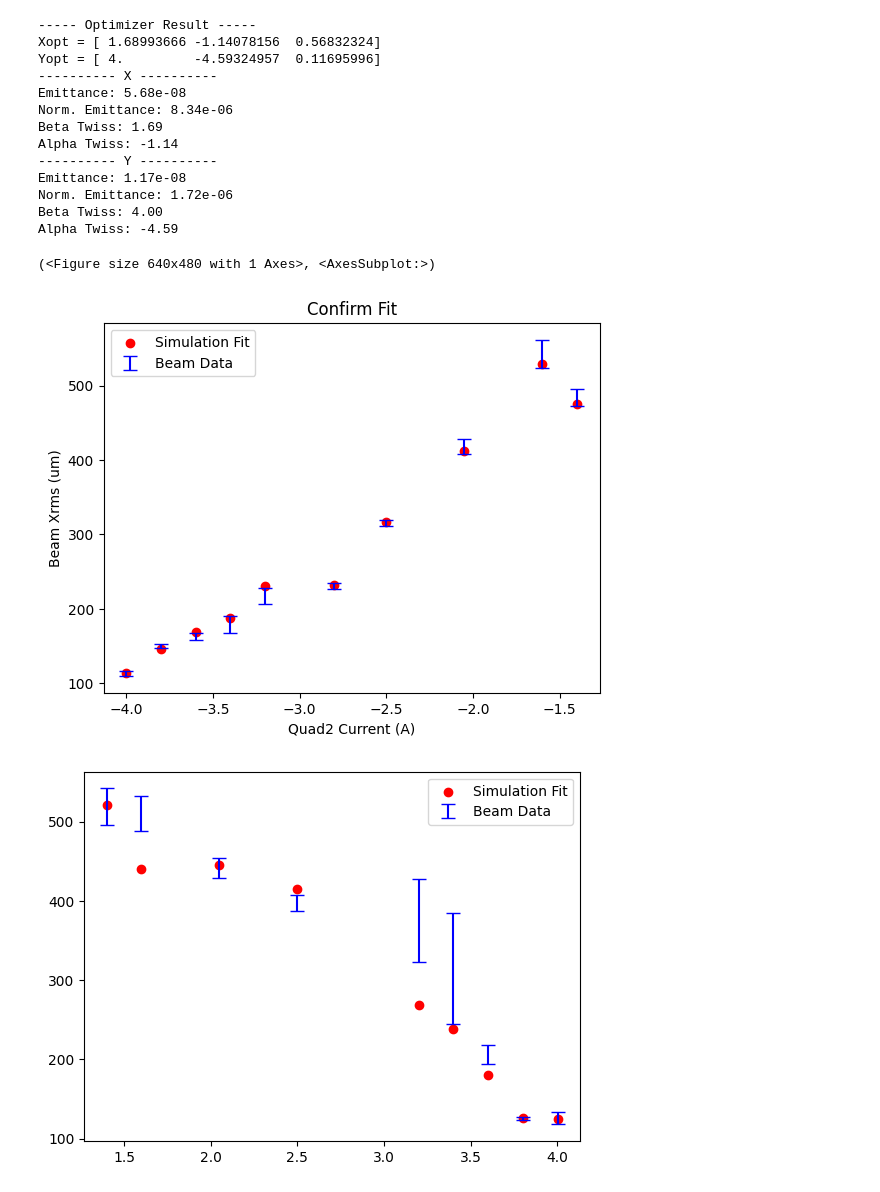
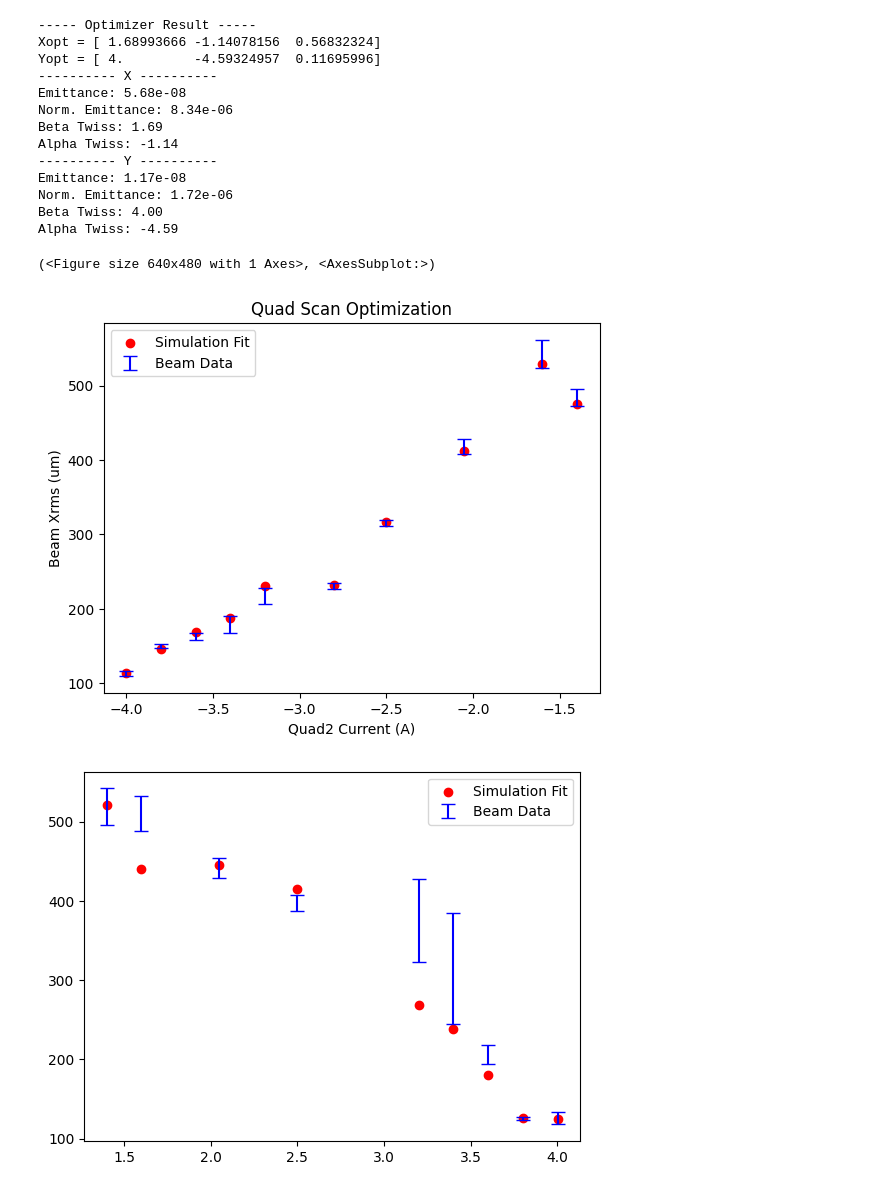
Before and after one commit to afisher000/Radiabeam, a Jupyter notebook: GRIT Operation/Analysis/optimize_quadscan.ipynb, the cells around one changed output. Cells and saved outputs as stored; diff of their text form; code cells hidden in the pictures.

```diff
--- a/GRIT Operation/Analysis/optimize_quadscan.ipynb
+++ b/GRIT Operation/Analysis/optimize_quadscan.ipynb
@@ -74,15 +74,15 @@ Alpha Twiss: -4.59
 # %%
 # Plot against data
 x0 = [.3, -.3, .7]
 
 fig, ax = ou.plot_fit_vs_data(xresult.x, xdf, energy, cam)
 ax.set_xlabel('Quad2 Current (A)')
 ax.set_ylabel('Beam Xrms (um)')
-ax.set_title('Quadscan Optimization')
+ax.set_title('Quad Scan Optimization')
 
 
 ou.plot_fit_vs_data(yresult.x, ydf, energy, cam)
 # %% [output]
 (<Figure size 640x480 with 1 Axes>, <AxesSubplot:>)
-[figure, old version]
+[figure, new version]
 [figure]
```
Also changed, not shown: 2 other files.
